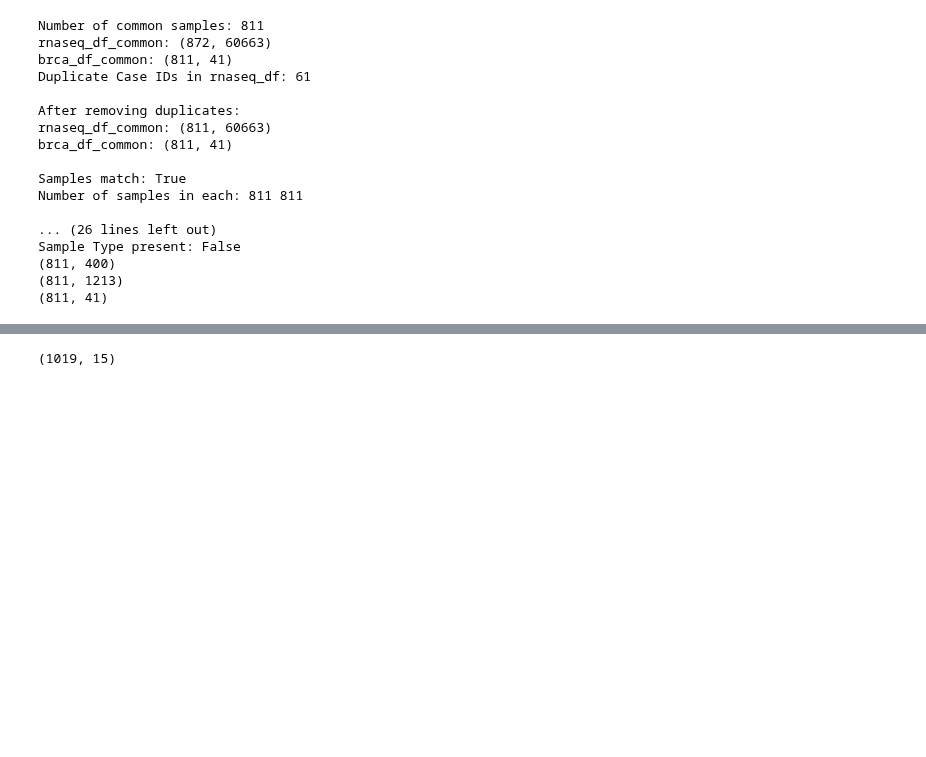
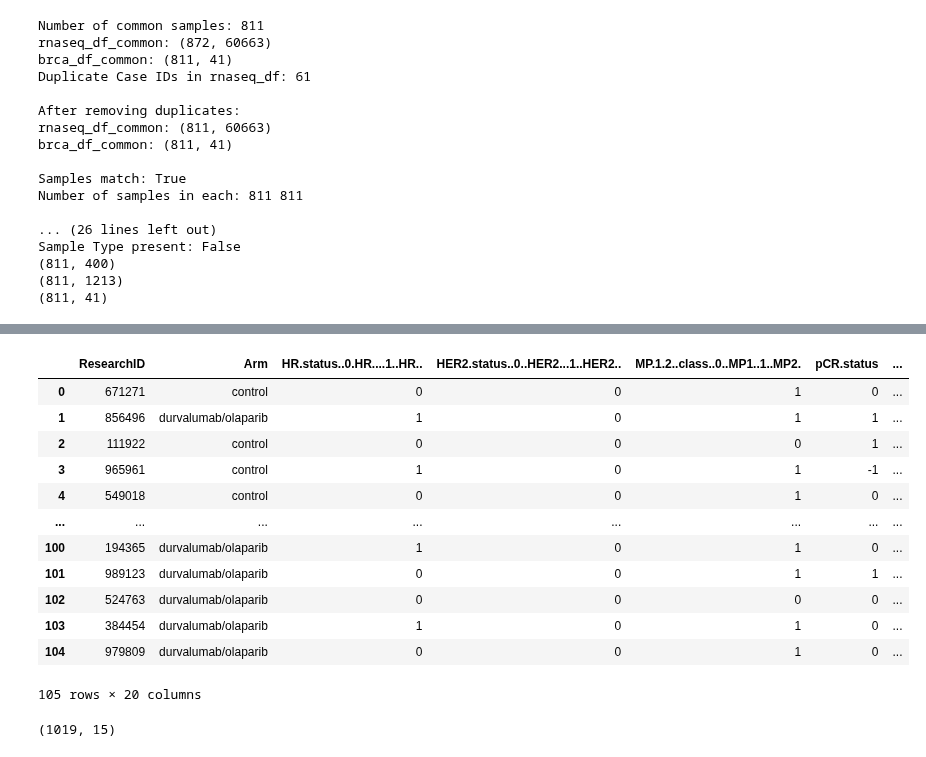
Before and after one commit to l1joseph/Multiscale_HRD_Classifier, a Jupyter notebook: prelim_analysis/validation.ipynb, the cells around one changed output, grey strips where cells are left out. Drawn from its saved outputs; the diff is of its cells as text; code cells hidden in the pictures; blank space fills up the shorter version.

```diff
--- a/prelim_analysis/validation.ipynb
+++ b/prelim_analysis/validation.ipynb
@@ -186,3 +399,19 @@ CCLE_transposed_df = transposed_df[1:]  # Remove the first row as it's now the h
+# %%
+pd.read_csv("../data/validation/GSE173839_ISPY2_DurvalumabOlaparibArm_biomarkers.csv")
+# %% [output]
+|  | ResearchID | Arm | HR.status..0.HR....1..HR.. | HER2.status..0..HER2...1..HER2.. | MP.1.2..class..0..MP1..1..MP2. | pCR.status | ... |
+| 0 | 671271 | control | 0 | 0 | 1 | 0 | ... |
+| 1 | 856496 | durvalumab/olaparib | 1 | 0 | 1 | 1 | ... |
+| 2 | 111922 | control | 0 | 0 | 0 | 1 | ... |
+| 3 | 965961 | control | 1 | 0 | 1 | -1 | ... |
+| 4 | 549018 | control | 0 | 0 | 1 | 0 | ... |
+| ... | ... | ... | ... | ... | ... | ... | ... |
+| 100 | 194365 | durvalumab/olaparib | 1 | 0 | 1 | 0 | ... |
+| 101 | 989123 | durvalumab/olaparib | 0 | 0 | 1 | 1 | ... |
+| 102 | 524763 | durvalumab/olaparib | 0 | 0 | 0 | 0 | ... |
+| 103 | 384454 | durvalumab/olaparib | 1 | 0 | 1 | 0 | ... |
+| 104 | 979809 | durvalumab/olaparib | 0 | 0 | 1 | 0 | ... |
+105 rows × 20 columns
 # %%
 CCLE_validation = CCLE_transposed_df.iloc[1:,:]
 #CCLE_validation
```
Also changed, not shown: parts of 5 cells of this notebook, 2 other files.
